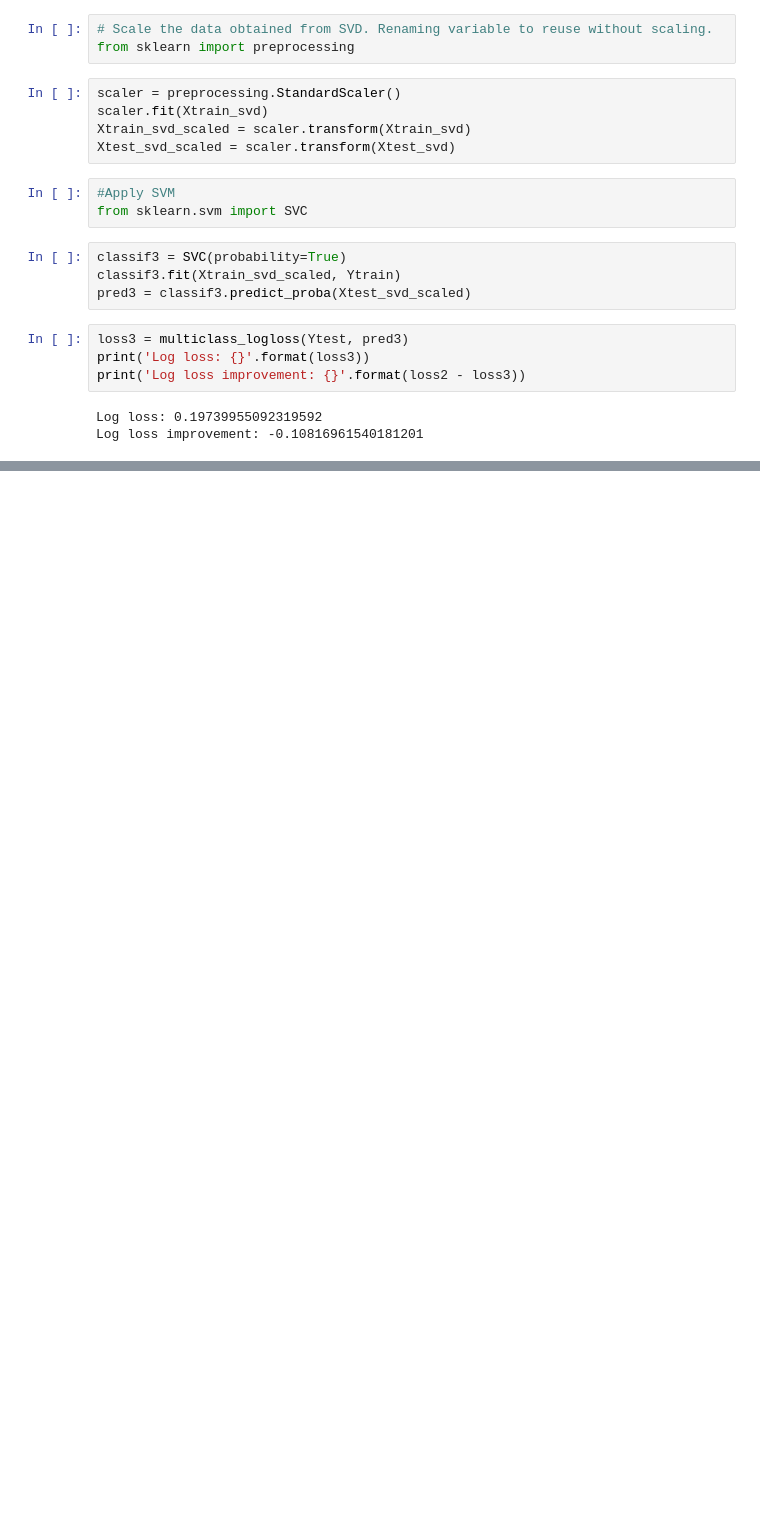
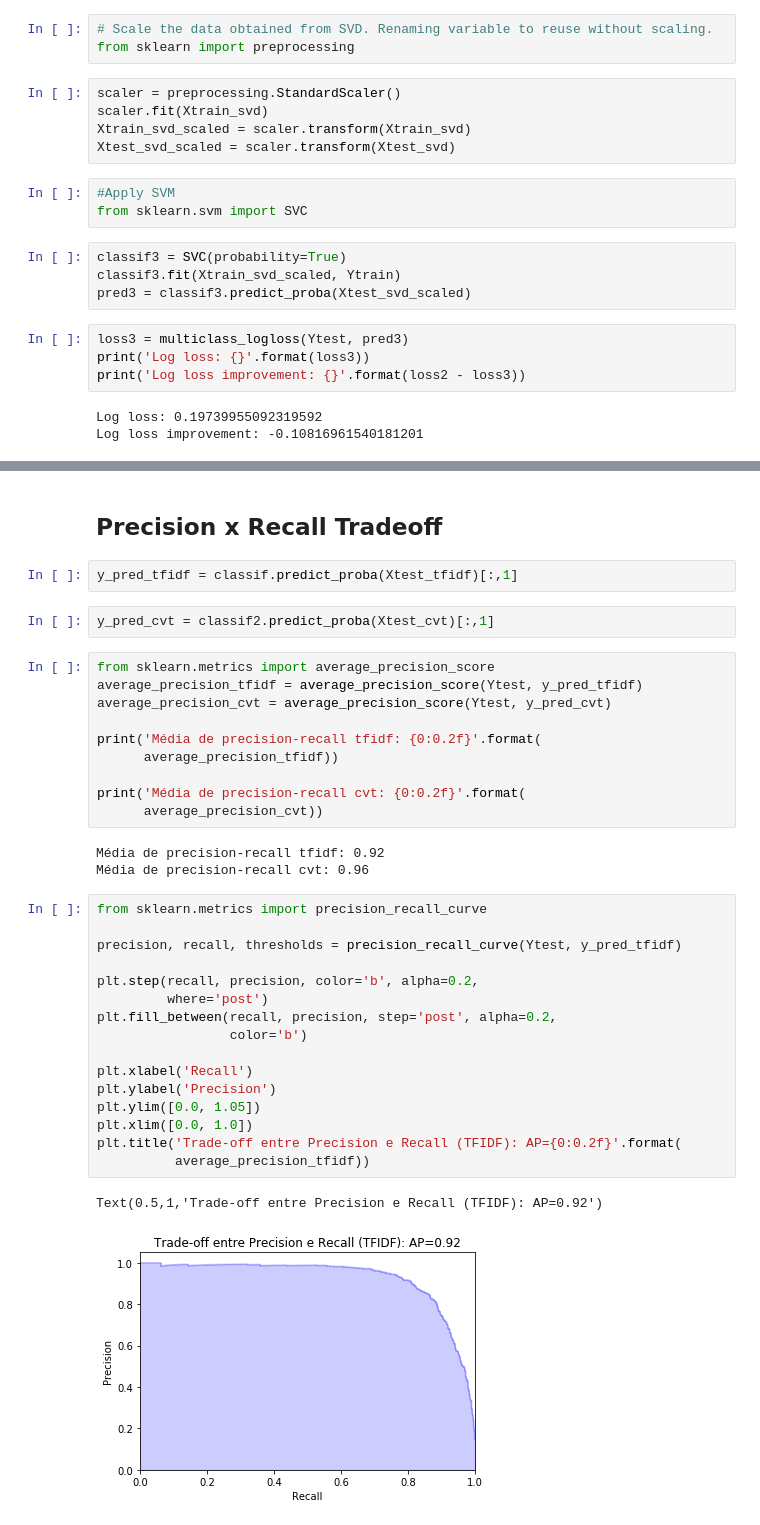
Before and after one commit to AkiraOkuno/Fake_News, a Jupyter notebook: Classification/NLP_TitleClassifier.ipynb, the cells around one changed output, grey strips where cells are left out. Saved outputs shown, nothing was run; the diff lists cells and outputs as text; blank space fills up the shorter version.

Commit message:
update with cross validation and more model avaliation metrics

```diff
--- a/Classification/NLP_TitleClassifier.ipynb
+++ b/Classification/NLP_TitleClassifier.ipynb
@@ -401,0 +440,38 @@ Log loss improvement: -0.10816961540181201
+# %% [markdown]
+## Precision x Recall Tradeoff
+# %%
+y_pred_tfidf = classif.predict_proba(Xtest_tfidf)[:,1]
+# %%
+y_pred_cvt = classif2.predict_proba(Xtest_cvt)[:,1]
+# %%
+from sklearn.metrics import average_precision_score
+average_precision_tfidf = average_precision_score(Ytest, y_pred_tfidf)
+average_precision_cvt = average_precision_score(Ytest, y_pred_cvt)
+
+print('Média de precision-recall tfidf: {0:0.2f}'.format(
+      average_precision_tfidf))
+
+print('Média de precision-recall cvt: {0:0.2f}'.format(
+      average_precision_cvt))
+# %% [output]
+Média de precision-recall tfidf: 0.92
+Média de precision-recall cvt: 0.96
+# %%
+from sklearn.metrics import precision_recall_curve
+
+precision, recall, thresholds = precision_recall_curve(Ytest, y_pred_tfidf)
+
+plt.step(recall, precision, color='b', alpha=0.2,
+         where='post')
+plt.fill_between(recall, precision, step='post', alpha=0.2,
+                 color='b')
+
+plt.xlabel('Recall')
+plt.ylabel('Precision')
+plt.ylim([0.0, 1.05])
+plt.xlim([0.0, 1.0])
+plt.title('Trade-off entre Precision e Recall (TFIDF): AP={0:0.2f}'.format(
+          average_precision_tfidf))
+# %% [output]
+Text(0.5,1,'Trade-off entre Precision e Recall (TFIDF): AP=0.92')
+[figure, added]
```
Also changed, not shown: parts of 17 cells of this notebook.
